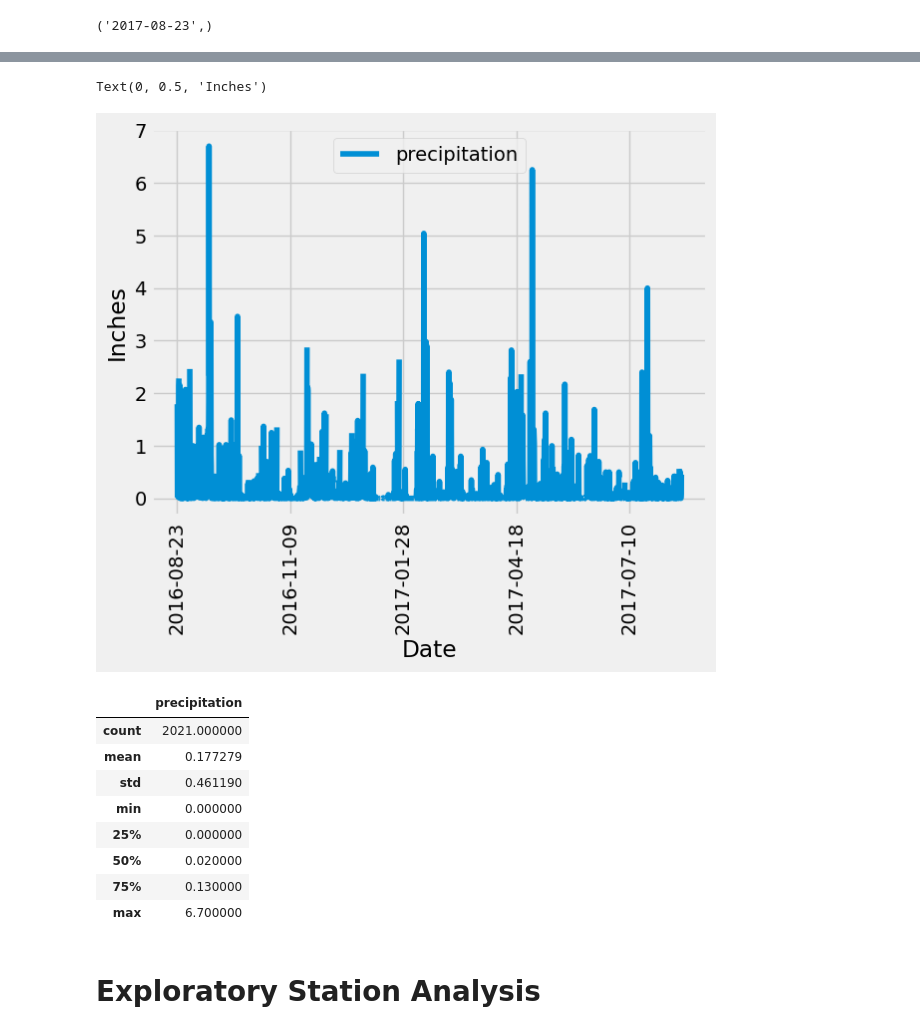
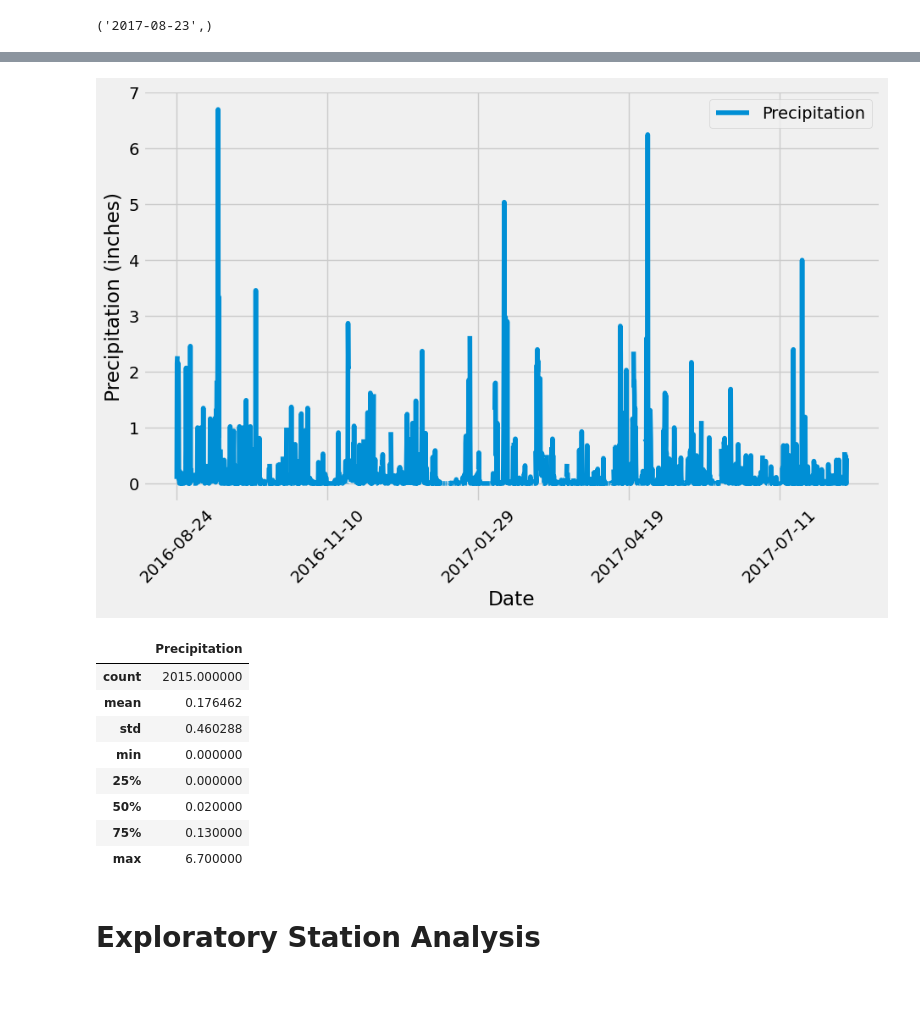
Before and after one commit to fincherc/sqlalchemy-challenge, a Jupyter notebook: SurfsUp/climate_starter.ipynb, the cells around one changed output, grey strips where cells are left out. Drawn from its saved outputs; the diff is of its cells as text; code cells hidden in the pictures; blank space fills up the shorter version.

```diff
--- a/SurfsUp/climate_starter.ipynb
+++ b/SurfsUp/climate_starter.ipynb
@@ -48,30 +79,39 @@ recent_date
 # %%
 # Design a query to retrieve the last 12 months of precipitation data and plot the results.
 # Starting from the most recent data point in the database.
+most_recent_date = recent_date[0]
 
 # Calculate the date one year from the last date in data set.
-
+most_recent_date = dt.datetime.strptime(most_recent_date, '%Y-%m-%d')
+one_year_ago_date = most_recent_date - dt.timedelta(days=365)
 
 # Perform a query to retrieve the data and precipitation scores
-
+precipitation_date_data = Session.query(Measurement.date, Measurement.prcp).\
+    filter(Measurement.date >= one_year_ago_date).order_by(Measurement.date).all()
 
 # Save the query results as a Pandas DataFrame. Explicitly set the column names
-
+precipitation_date_df = pd.DataFrame(precipitation_date_data, columns=['Date', 'Precipitation'])
 
 # Sort the dataframe by date
-
+precipitation_date_df = precipitation_date_df.sort_values('Date')
 
 # Use Pandas Plotting with Matplotlib to plot the data
+precipitation_date_df.set_index('Date', inplace=True)
+precipitation_date_df.plot(y='Precipitation', figsize=(10, 6))
+plt.xlabel('Date')
+plt.xticks(rotation=45)
+plt.ylabel('Precipitation (inches)')
+plt.show()
 # %% [output]
-Text(0, 0.5, 'Inches')
-[figure, old version]
+[figure, new version]
 # %%
 # Use Pandas to calculate the summary statistics for the precipitation data
+precipitation_date_df.describe()
 # %% [output]
-|  | precipitation |
-| count | 2021.000000 |
-| mean | 0.177279 |
-| std | 0.461190 |
+|  | Precipitation |
+| count | 2015.000000 |
+| mean | 0.176462 |
+| std | 0.460288 |
 | min | 0.000000 |
 | 25% | 0.000000 |
 | 50% | 0.020000 |
```
Also changed, not shown: parts of 4 cells of this notebook.
